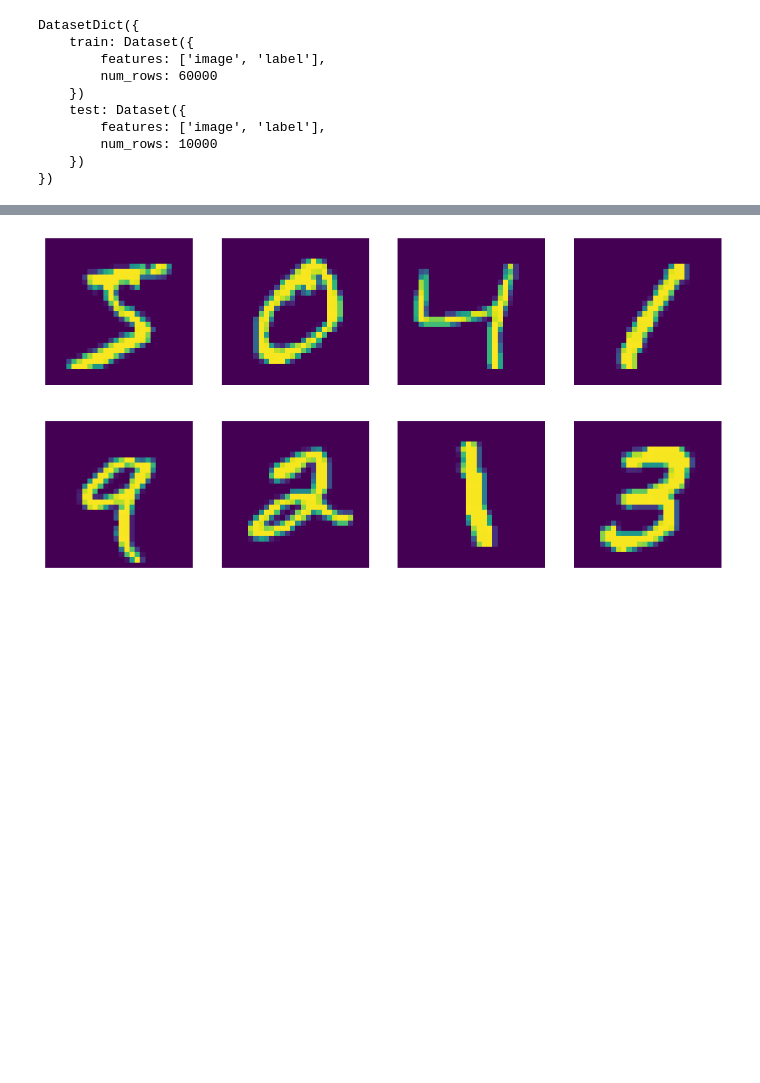
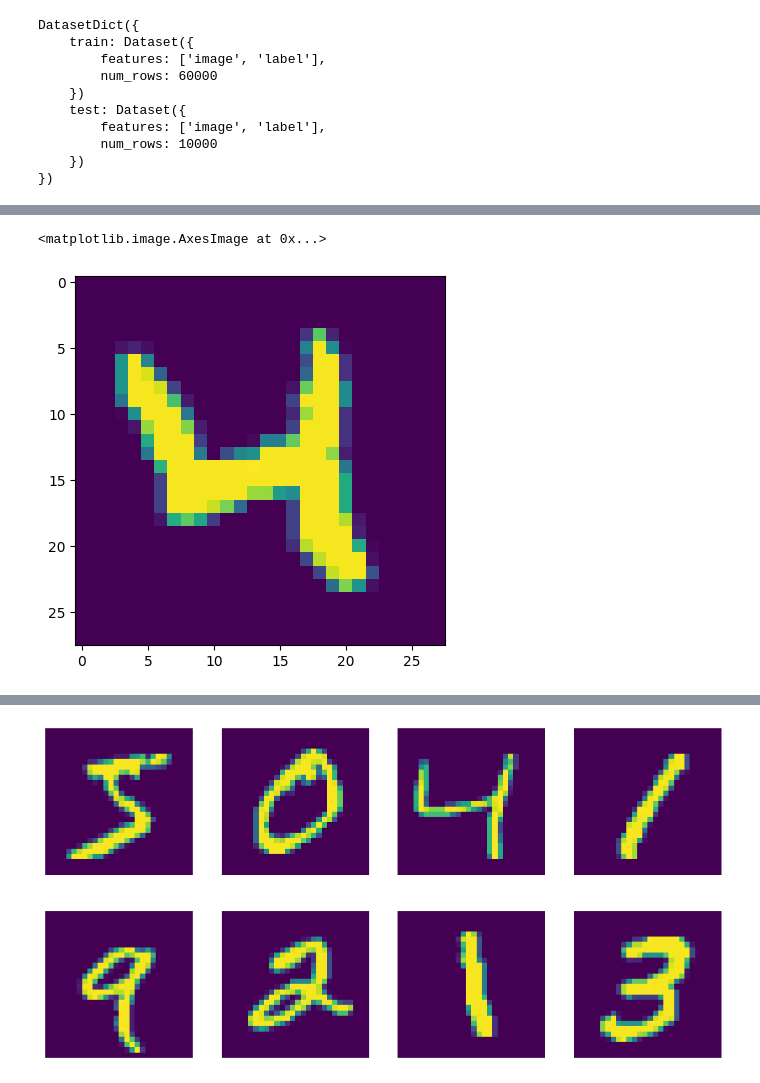
Before and after one commit to asuzukosi/ai-experiments-v2, a Jupyter notebook: opensource-ai-notebooks/[Basics]Compressing_Models.ipynb, the cells around one changed output, grey strips where cells are left out. Drawn from its saved outputs; the diff is of its cells as text; code cells hidden in the pictures; blank space fills up the shorter version.

```diff
--- a/opensource-ai-notebooks/[Basics]Compressing_Models.ipynb
+++ b/opensource-ai-notebooks/[Basics]Compressing_Models.ipynb
@@ -23,0 +118,5 @@ DatasetDict({
+# %%
+plt.imshow(train["image"][20])
+# %% [output]
+<matplotlib.image.AxesImage at 0x...>
+[figure, added]
```
Also changed, not shown: parts of 26 cells of this notebook.
